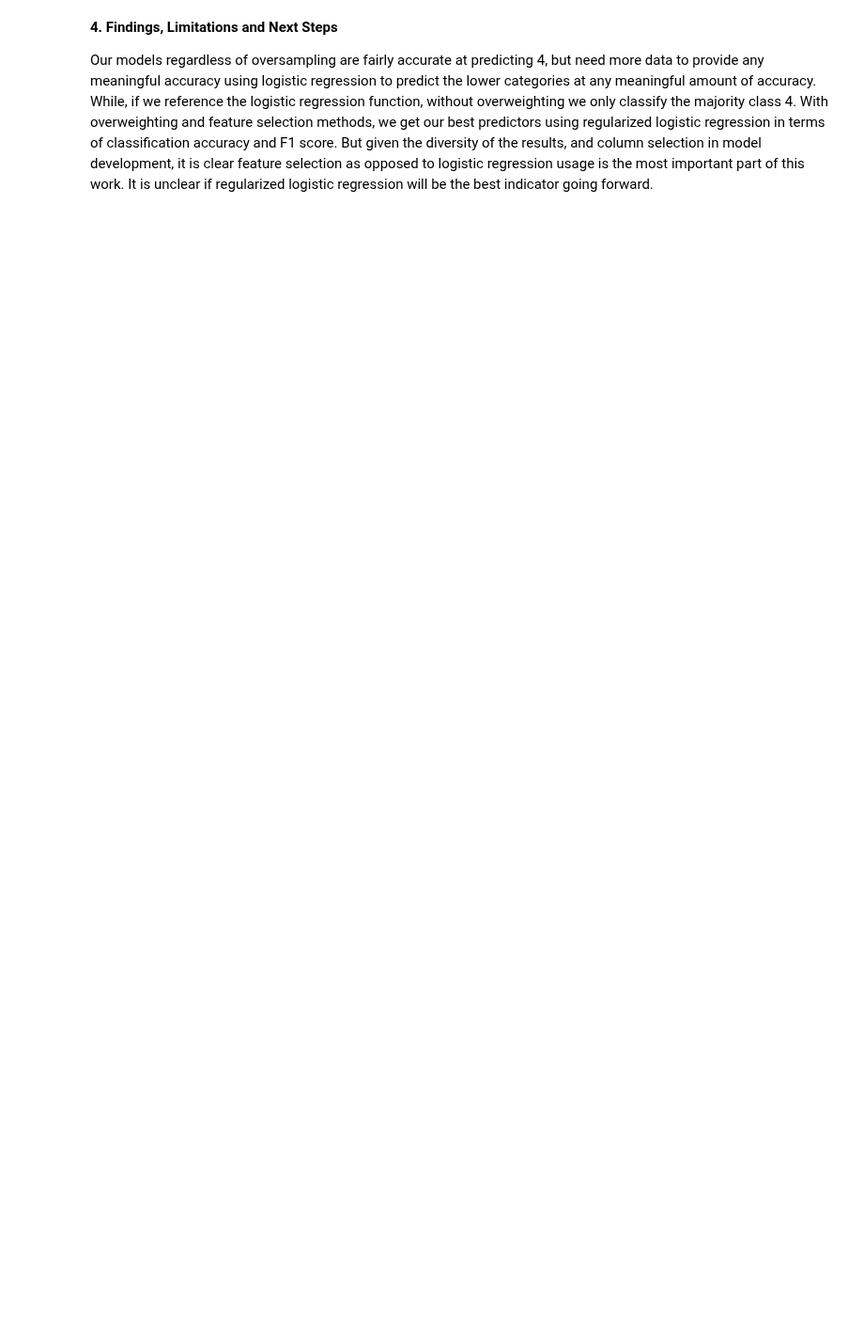
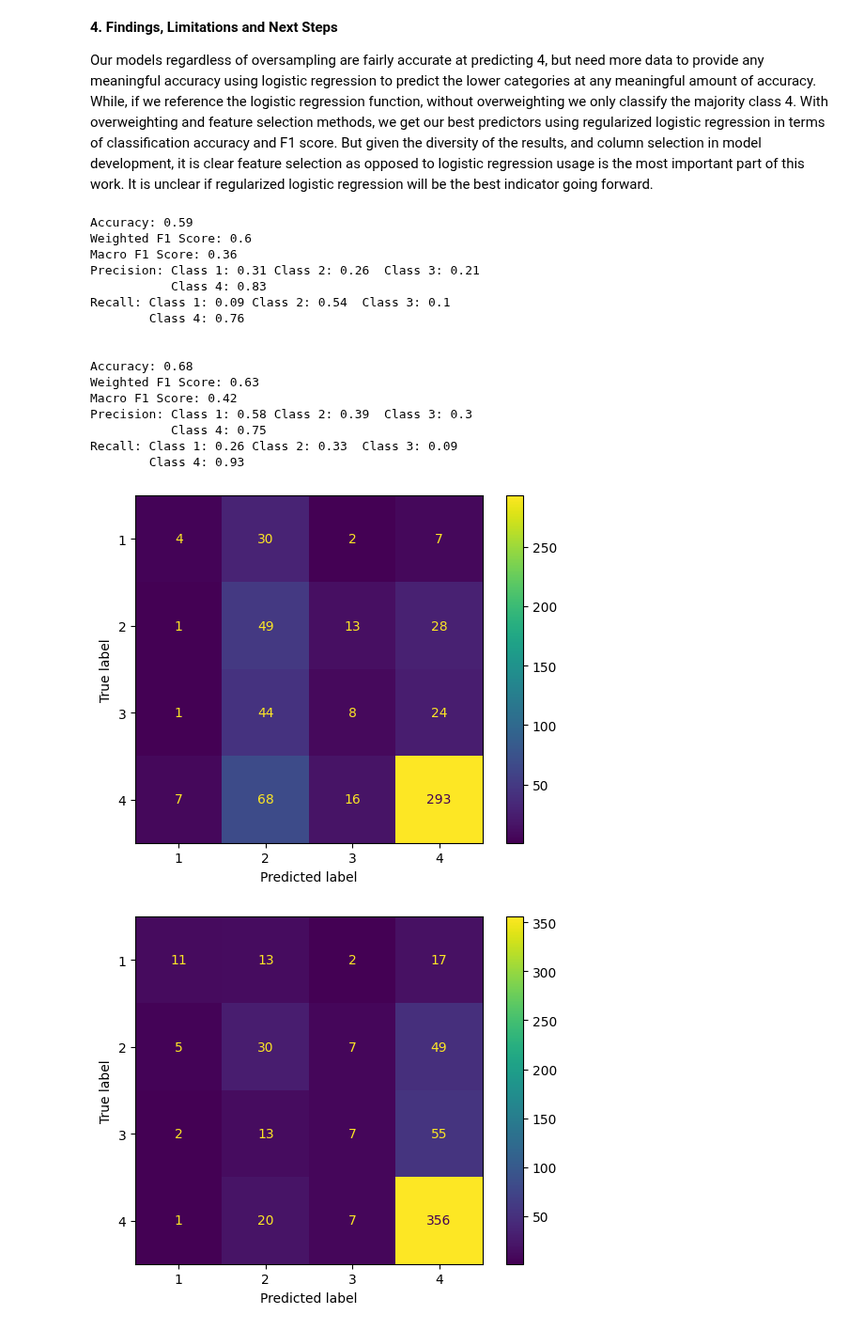
Before and after one commit to andrewjtdunn/Costa-Rican-Household-Poverty-Level-Prediction, a Jupyter notebook: ml_model_testing/Logistic Regression-final.ipynb, the cells around one changed output. Shown at 94% size. Cells and saved outputs as stored; diff of their text form; code cells hidden in the pictures; blank space fills up the shorter version.

```diff
--- a/ml_model_testing/Logistic Regression-final.ipynb
+++ b/ml_model_testing/Logistic Regression-final.ipynb
@@ -256,27 +447,47 @@ def two_step(model, df, train_indices, valid_indices, oversample=None, var_thres
 # %%
 def Two_stage(model):
     reg=model.fit(X_smote, y_smote)
     y_pred = reg.predict(X_valid)
-    evaluate_classification(y_pred, y_true = y_valid, l=[1,2,3,4], cm = True)
+    #evaluate_classification(y_pred, y_true = y_valid, l=[1,2,3,4], cm = True)
 
     y_pred= pd.DataFrame(y_pred, columns=["pred"])
     a= pd.concat([X_valid.reset_index(drop=True), y_pred], axis=1)
     new_test_set= a.loc[a.loc[:,"pred"]!= 4,:]
 
     rev_dataset=pd.concat([X_smote, y_smote], axis=1)
     rev_dataset= rev_dataset.loc[rev_dataset.loc[:,"Target"]!= 4, :]
     Y= rev_dataset.loc[:,"Target"]
-    X= rev_dataset.iloc[:, :-1]
+    X= rev_dataset.drop(columns="Target")
     reg= model.fit(X, Y)
-    new_pred = reg.predict(new_test_set.iloc[:, :-1])
+    new_pred = reg.predict(new_test_set.drop(columns="pred"))
     a.loc[a.loc[:,"pred"]!= 4,"pred"]=new_pred
     evaluate_classification(a.loc[:,"pred"], y_true = y_valid, l=[1,2,3,4], cm = True)
+
 
 Two_stage(LogisticRegression(solver='liblinear', penalty='l2'))
 Two_stage(RandomForestClassifier(random_state = 12,
                         n_estimators = 1600,
                         min_samples_split = 2,
                         min_samples_leaf = 1,
                         max_features = 'sqrt',
                         max_depth = 100,
                         bootstrap = False))
+# %% [output]
+Accuracy: 0.59
+Weighted F1 Score: 0.6
+Macro F1 Score: 0.36
+Precision: Class 1: 0.31 Class 2: 0.26  Class 3: 0.21
+           Class 4: 0.83
+Recall: Class 1: 0.09 Class 2: 0.54  Class 3: 0.1
+        Class 4: 0.76
+
+
+Accuracy: 0.68
+Weighted F1 Score: 0.63
+Macro F1 Score: 0.42
+Precision: Class 1: 0.58 Class 2: 0.39  Class 3: 0.3
+           Class 4: 0.75
+Recall: Class 1: 0.26 Class 2: 0.33  Class 3: 0.09
+        Class 4: 0.93
+[figure, added]
+[figure, added]
```
Also changed, not shown: parts of 8 cells of this notebook.
